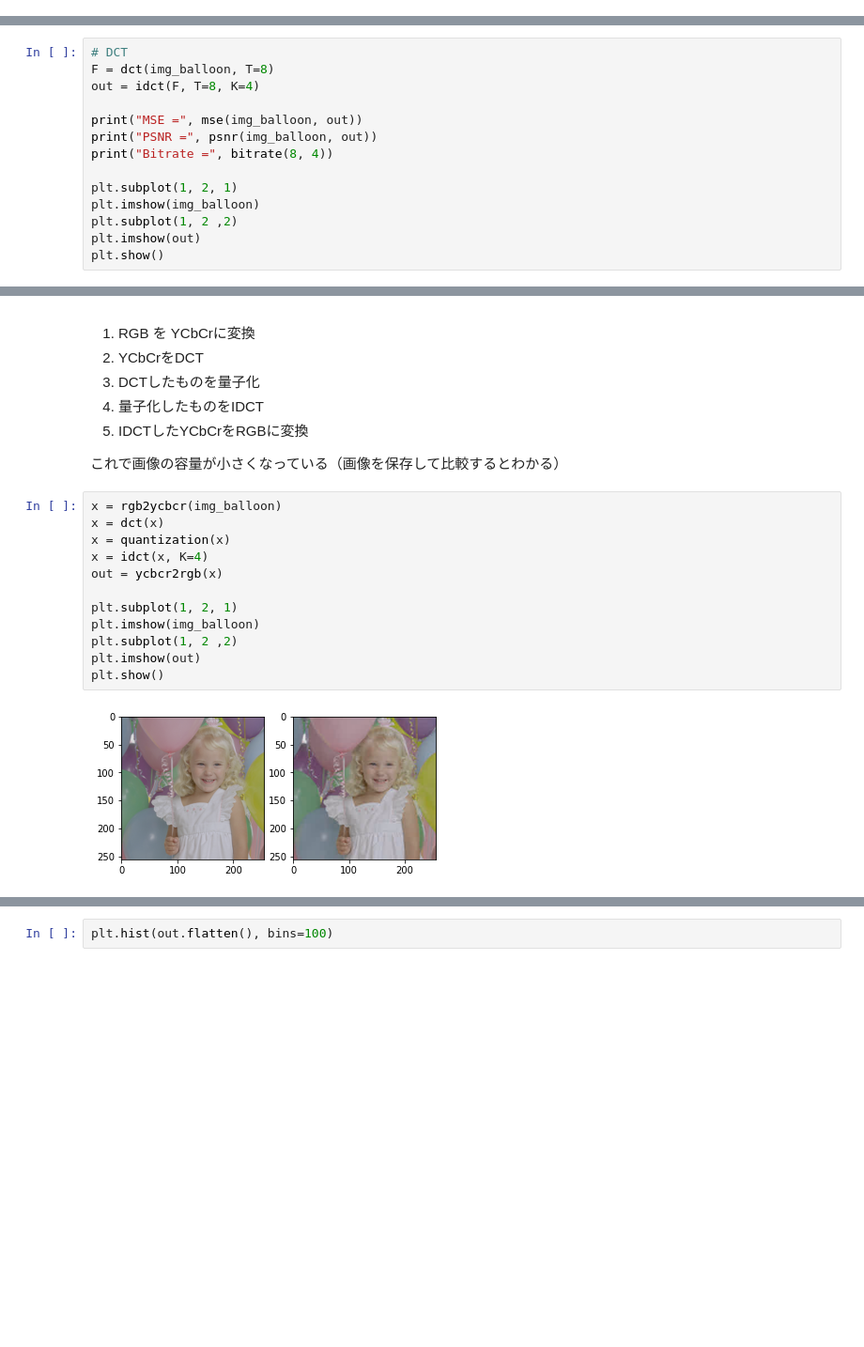
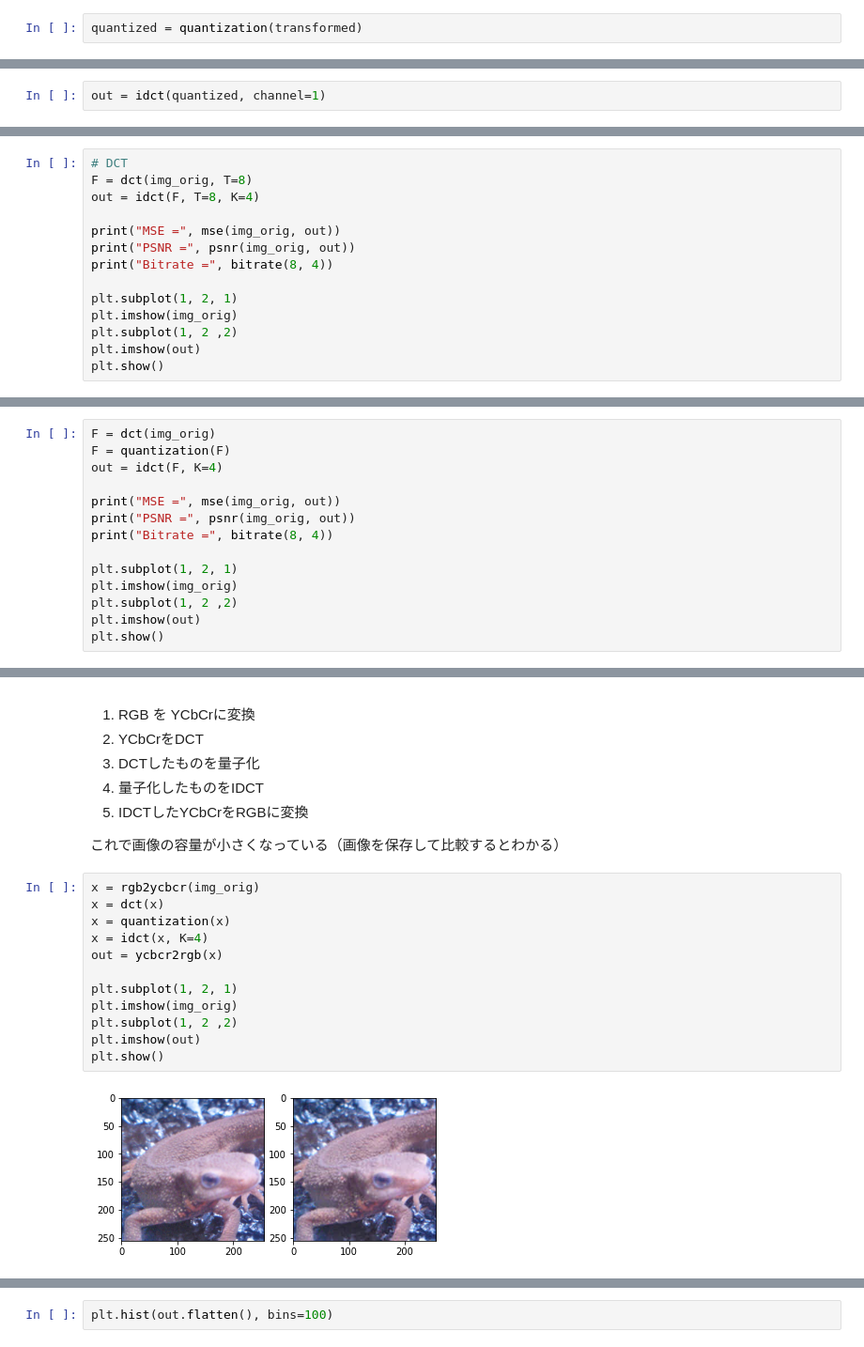
Before and after one commit to shinchu/gasyori100, a Jupyter notebook: notebooks/week_04.ipynb, the cells around one changed output, grey strips where cells are left out. Shown at 94% size. Drawn from its saved outputs; the diff is of its cells as text; blank space fills up the shorter version.

```diff
--- a/notebooks/week_04.ipynb
+++ b/notebooks/week_04.ipynb
@@ -423,0 +589,2 @@ plt.show()
+# %%
+quantized = quantization(transformed)
@@ -423,0 +611,2 @@ plt.show()
+# %%
+out = idct(quantized, channel=1)
@@ -538,14 +788,14 @@ Bitrate = 8.0
 # %%
 # DCT
-F = dct(img_balloon, T=8)
+F = dct(img_orig, T=8)
 out = idct(F, T=8, K=4)
 
-print("MSE =", mse(img_balloon, out))
-print("PSNR =", psnr(img_balloon, out))
+print("MSE =", mse(img_orig, out))
+print("PSNR =", psnr(img_orig, out))
 print("Bitrate =", bitrate(8, 4))
 
 plt.subplot(1, 2, 1)
-plt.imshow(img_balloon)
+plt.imshow(img_orig)
 plt.subplot(1, 2 ,2)
 plt.imshow(out)
 plt.show()
@@ -615,0 +847,14 @@ Bitrate = 2.0
+# %%
+F = dct(img_orig)
+F = quantization(F)
+out = idct(F, K=4)
+
+print("MSE =", mse(img_orig, out))
+print("PSNR =", psnr(img_orig, out))
+print("Bitrate =", bitrate(8, 4))
+
+plt.subplot(1, 2, 1)
+plt.imshow(img_orig)
+plt.subplot(1, 2 ,2)
+plt.imshow(out)
+plt.show()
@@ -680,19 +930,19 @@ YCbCr表色系に変換し、DCTを行った後に量子化し、IDCTで画像
 
 これで画像の容量が小さくなっている（画像を保存して比較するとわかる）
 # %%
-x = rgb2ycbcr(img_balloon)
+x = rgb2ycbcr(img_orig)
 x = dct(x)
 x = quantization(x)
 x = idct(x, K=4)
 out = ycbcr2rgb(x)
 
 plt.subplot(1, 2, 1)
-plt.imshow(img_balloon)
+plt.imshow(img_orig)
 plt.subplot(1, 2 ,2)
 plt.imshow(out)
 plt.show()
 # %% [output]
-[figure, old version]
+[figure, new version]
 # %%
 import matplotlib.pyplot as plt
 
```
Also changed, not shown: parts of 39 cells of this notebook.
